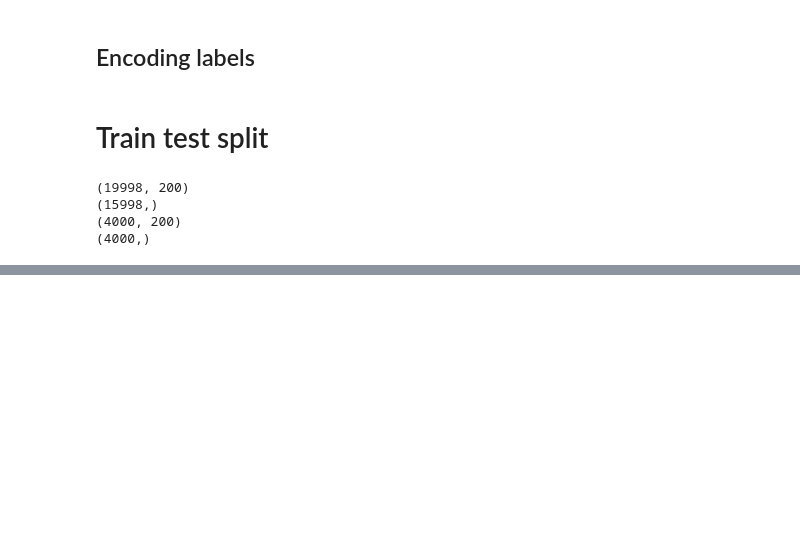
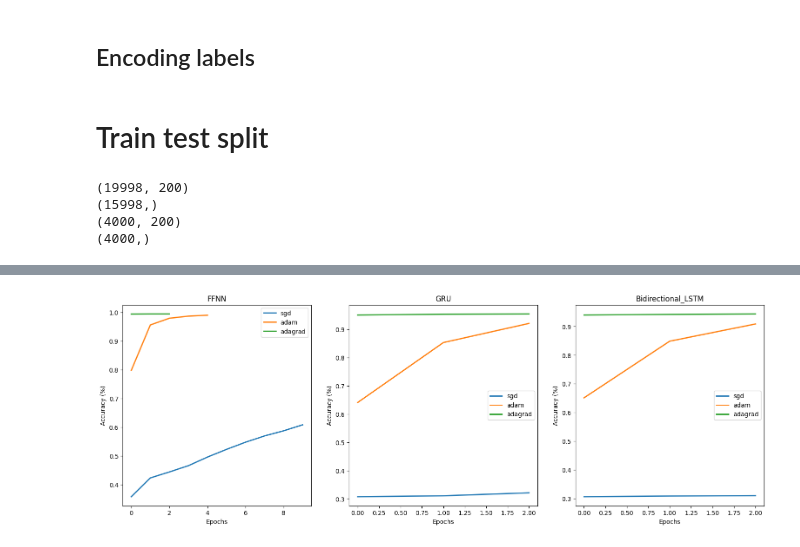
Before and after one commit to MbeleckBerle/ecommerce_product_classification, a Jupyter notebook: ecommerce_categorization.ipynb, the cells around one changed output, grey strips where cells are left out. Drawn from its saved outputs; the diff is of its cells as text; code cells hidden in the pictures; blank space fills up the shorter version.

```diff
--- a/ecommerce_categorization.ipynb
+++ b/ecommerce_categorization.ipynb
@@ -645 +644,80 @@ Test accuracy with Adagrad: 0.9093
+# %%
+ffnn_sgd_acc = models["FFNN"]["hist"]["sgd"]["acc"]
+ffnn_adam_acc = models["FFNN"]["hist"]["adam"]["acc"]
+ffnn_adagrad_acc = models["FFNN"]["hist"]["adagrad"]["acc"]
+
+y0 = [ffnn_sgd_acc, ffnn_adam_acc, ffnn_adagrad_acc]
+
+# fig, ax = plt.subplots(figsize=(6, 5))
+labels = ["sgd", "adam", "adagrad"]
+
+# Plot the baseline
+fig, ax = plt.subplots(1, 3, figsize=(19, 6))
+
+# Define a nice color palette:
+# colors = ["#2B2F42", "#8D99AE", "#EF233C"]
+
+# Plot each of the main lines
+for i, label in enumerate(labels):
+    # Line
+    ax[0].plot(y0[i], label=label, linewidth=2)
+    ax[0].set_xlabel("Epochs")
+    ax[0].set_ylabel("Accuracy (%)")
+    ax[0].set_title("FFNN")
+    ax[0].legend()
+
+
+gru_sgd_acc = models["GRU"]["hist"]["sgd"]["acc"]
+gru_adam_acc = models["GRU"]["hist"]["adam"]["acc"]
+gru_adagrad_acc = models["GRU"]["hist"]["adagrad"]["acc"]
+
+y1 = [gru_sgd_acc, gru_adam_acc, gru_adagrad_acc]
+
+# fig, ax = plt.subplots(figsize=(6, 5))
+labels = ["sgd", "adam", "adagrad"]
+
+
+# Define a nice color palette:
+# colors = ["#2B2F42", "#8D99AE", "#EF233C"]
+
+# Plot each of the main lines
+for i, label in enumerate(labels):
+    # Line
+    ax[1].plot(y1[i], label=label, linewidth=2)
+
+    ax[1].set_xlabel("Epochs")
+    ax[1].set_ylabel("Accuracy (%)")
+    ax[1].set_title("GRU")
+    ax[1].legend()
+
+
+bid_sgd_acc = models["Bidirectional_LSTM"]["hist"]["sgd"]["acc"]
+bid_adam_acc = models["Bidirectional_LSTM"]["hist"]["adam"]["acc"]
+bid_adagrad_acc = models["Bidirectional_LSTM"]["hist"]["adagrad"]["acc"]
+
+y1 = [bid_sgd_acc, bid_adam_acc, bid_adagrad_acc]
+
+# fig, ax = plt.subplots(figsize=(6, 5))
+labels = ["sgd", "adam", "adagrad"]
+
+
+# Define a nice color palette:
+# colors = ["#2B2F42", "#8D99AE", "#EF233C"]
+
+# Plot each of the main lines
+for i, label in enumerate(labels):
+    # Line
+    ax[2].plot(y1[i], label=label, linewidth=2)
+
+    ax[2].set_xlabel("Epochs")
+    ax[2].set_ylabel("Accuracy (%)")
+    ax[2].set_title("Bidirectional_LSTM")
+    ax[2].legend()
+# plt.title('s')
+plt.show()
+
+
+plt.show()
+# %% [output]
+[figure, added]
 # %% [markdown]
```
Also changed, not shown: parts of 28 cells of this notebook.
